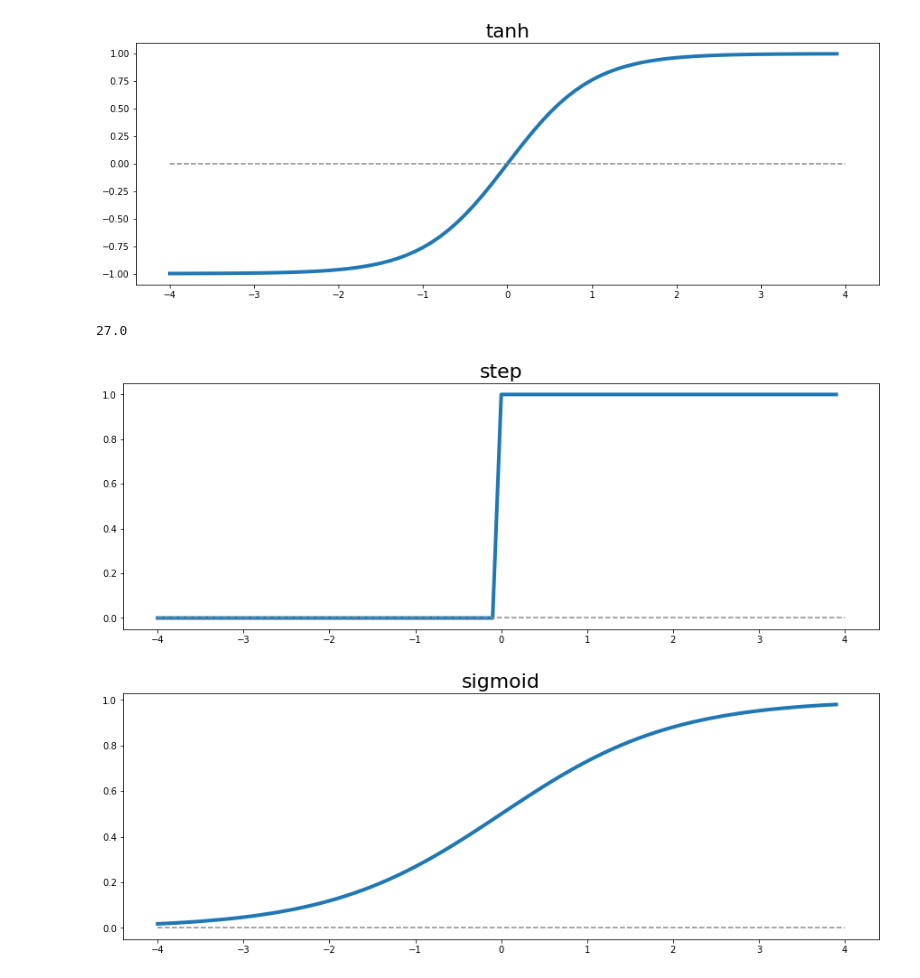
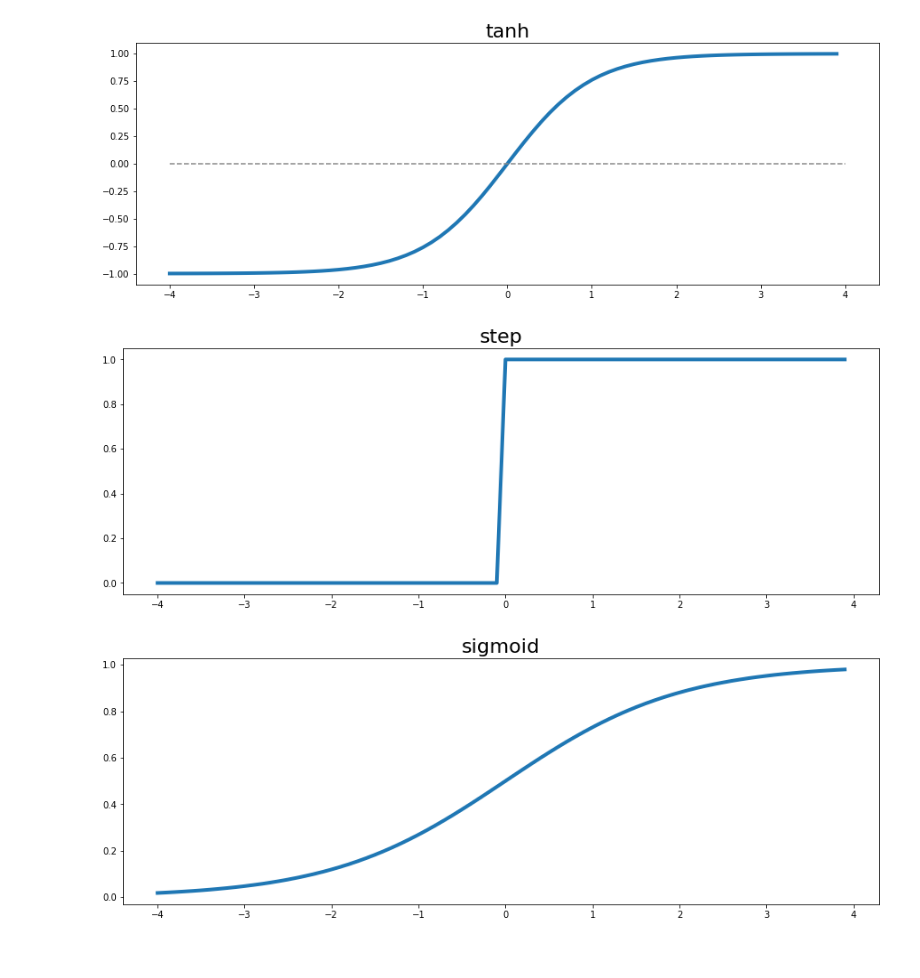
Before and after one commit to data-skeptic/blog, a Jupyter notebook: episodes/2017/activation-functions.ipynb, the cells around one changed output. Saved outputs shown, nothing was run; the diff lists cells and outputs as text; code cells hidden in the pictures.

```diff
--- a/episodes/2017/activation-functions.ipynb
+++ b/episodes/2017/activation-functions.ipynb
@@ -19,10 +29,6 @@ plt.title('tanh', fontsize=22)
 plt.show()
 # %% [output]
 [figure]
-# %%
-math.pow(3,3)
-# %% [output]
-27.0
 # %%
 #Step
 def step(x):
@@ -35,11 +41,10 @@ y = list(map(step, x))
 # %%
 plt.figure(figsize=(15,5))
 plt.plot(x,y, linewidth=4)
-plt.plot([xmin, xmax], [0, 0], linestyle='--', color='#888888')
 plt.title('step', fontsize=22)
 plt.show()
 # %% [output]
-[figure, old version]
+[figure, new version]
 # %%
 y = list(map(lambda x_i: math.pow(x_i,2), x))
 # %%
@@ -51,8 +56,7 @@ y = list(map(sigmoid,x))
 # %%
 plt.figure(figsize=(15,5))
 plt.plot(x,y, linewidth=4)
-plt.plot([xmin, xmax], [0, 0], linestyle='--', color='#888888')
 plt.title('sigmoid', fontsize=22)
 plt.show()
 # %% [output]
-[figure, old version]
+[figure, new version]
```
Also changed, not shown: parts of 6 cells of this notebook.
